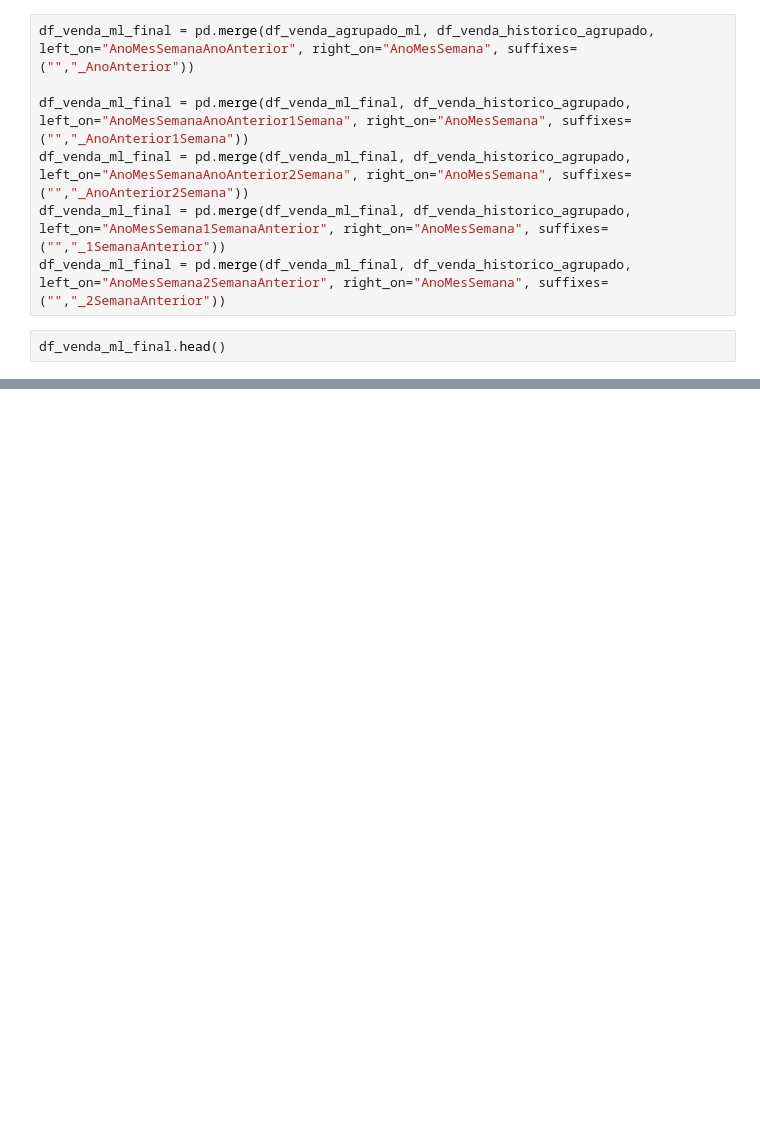
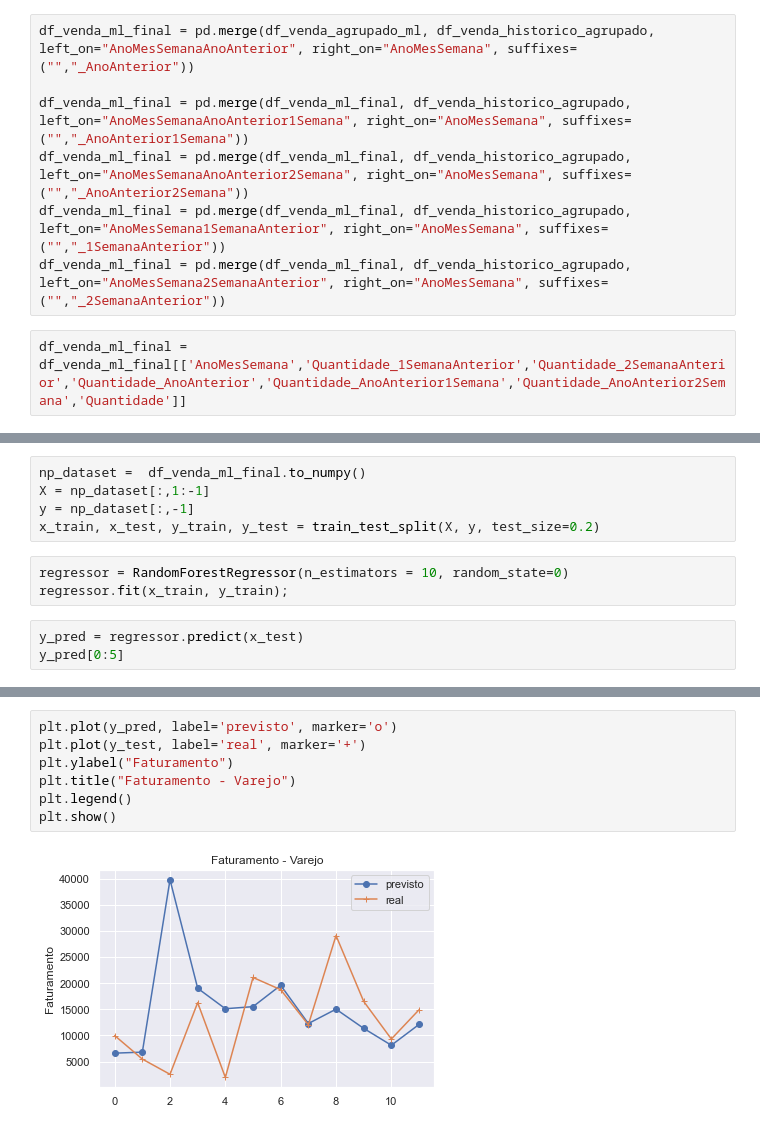
Before and after one commit to gdutramartins/bi-master, a Jupyter notebook: Trabalhos-Curso/2021-05-DM/time-series.ipynb, the cells around one changed output, grey strips where cells are left out. Saved outputs shown, nothing was run; the diff lists cells and outputs as text; blank space fills up the shorter version.

```diff
--- a/Trabalhos-Curso/2021-05-DM/time-series.ipynb
+++ b/Trabalhos-Curso/2021-05-DM/time-series.ipynb
@@ -363,4 +418,4 @@ df_venda_ml_final = pd.merge(df_venda_ml_final, df_venda_historico_agrupado, lef
 df_venda_ml_final = pd.merge(df_venda_ml_final, df_venda_historico_agrupado, left_on="AnoMesSemana1SemanaAnterior", right_on="AnoMesSemana", suffixes=("","_1SemanaAnterior"))
 df_venda_ml_final = pd.merge(df_venda_ml_final, df_venda_historico_agrupado, left_on="AnoMesSemana2SemanaAnterior", right_on="AnoMesSemana", suffixes=("","_2SemanaAnterior"))
 # %%
-df_venda_ml_final.head()
+df_venda_ml_final = df_venda_ml_final[['AnoMesSemana','Quantidade_1SemanaAnterior','Quantidade_2SemanaAnterior','Quantidade_AnoAnterior','Quantidade_AnoAnterior1Semana','Quantidade_AnoAnterior2Semana','Quantidade']]
@@ -373,0 +431,11 @@ df_venda_ml_final.head()
+# %%
+np_dataset =  df_venda_ml_final.to_numpy()
+X = np_dataset[:,1:-1]
+y = np_dataset[:,-1]
+x_train, x_test, y_train, y_test = train_test_split(X, y, test_size=0.2)
+# %%
+regressor = RandomForestRegressor(n_estimators = 10, random_state=0)
+regressor.fit(x_train, y_train);
+# %%
+y_pred = regressor.predict(x_test)
+y_pred[0:5]
@@ -373,0 +452,9 @@ df_venda_ml_final.head()
+# %%
+plt.plot(y_pred, label='previsto', marker='o')
+plt.plot(y_test, label='real', marker='+')
+plt.ylabel("Faturamento")
+plt.title("Faturamento - Varejo")
+plt.legend()
+plt.show()
+# %% [output]
+[figure, added]
```
Also changed, not shown: parts of 27 cells of this notebook.
